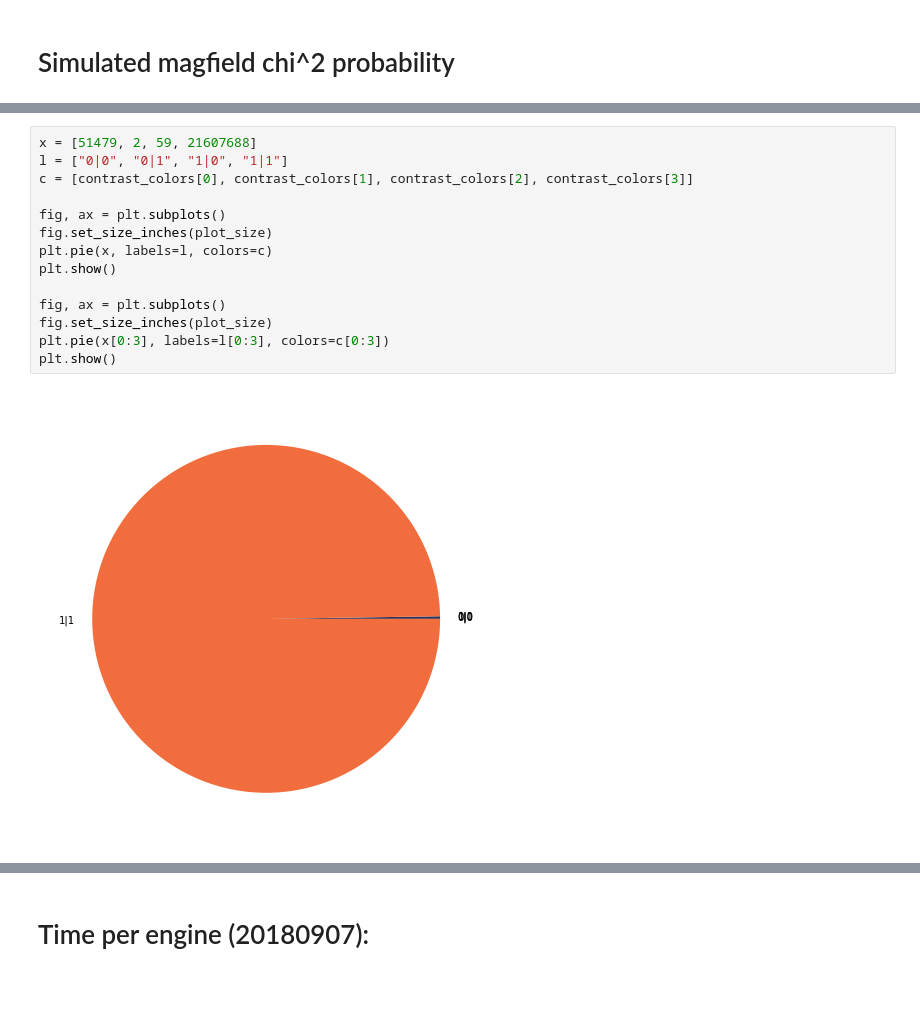
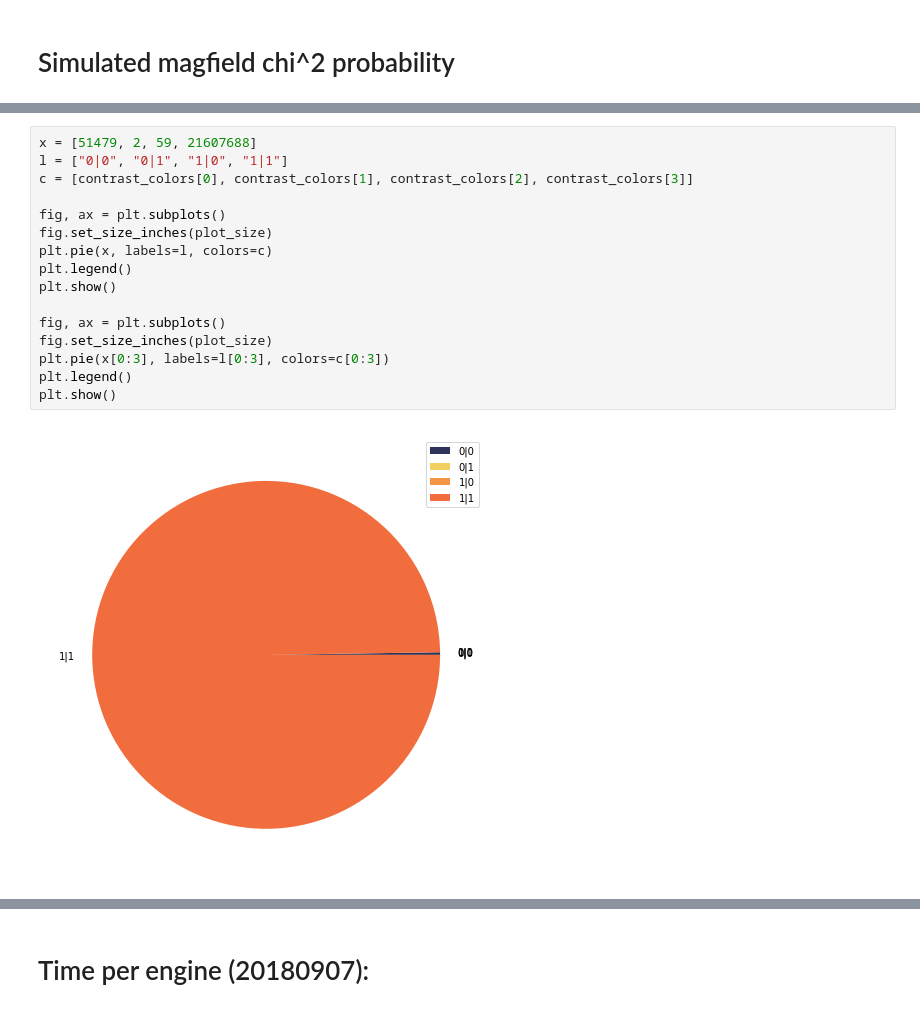
Before and after one commit to bleaktwig/clas12-data-and-tests, a Jupyter notebook: thesis_plots.ipynb, the cells around one changed output, grey strips where cells are left out. Cells and saved outputs as stored; diff of their text form.

Commit message:
added plotting capabilities to bfield simulation

```diff
--- a/thesis_plots.ipynb
+++ b/thesis_plots.ipynb
@@ -304,16 +304,18 @@ plt.show()
 # %%
 x = [51479, 2, 59, 21607688]
 l = ["0|0", "0|1", "1|0", "1|1"]
 c = [contrast_colors[0], contrast_colors[1], contrast_colors[2], contrast_colors[3]]
 
 fig, ax = plt.subplots()
 fig.set_size_inches(plot_size)
 plt.pie(x, labels=l, colors=c)
+plt.legend()
 plt.show()
 
 fig, ax = plt.subplots()
 fig.set_size_inches(plot_size)
 plt.pie(x[0:3], labels=l[0:3], colors=c[0:3])
+plt.legend()
 plt.show()
 # %% [output]
-[figure, old version]
+[figure, new version]
```
Also changed, not shown: parts of 3 cells of this notebook, 2 other files.
